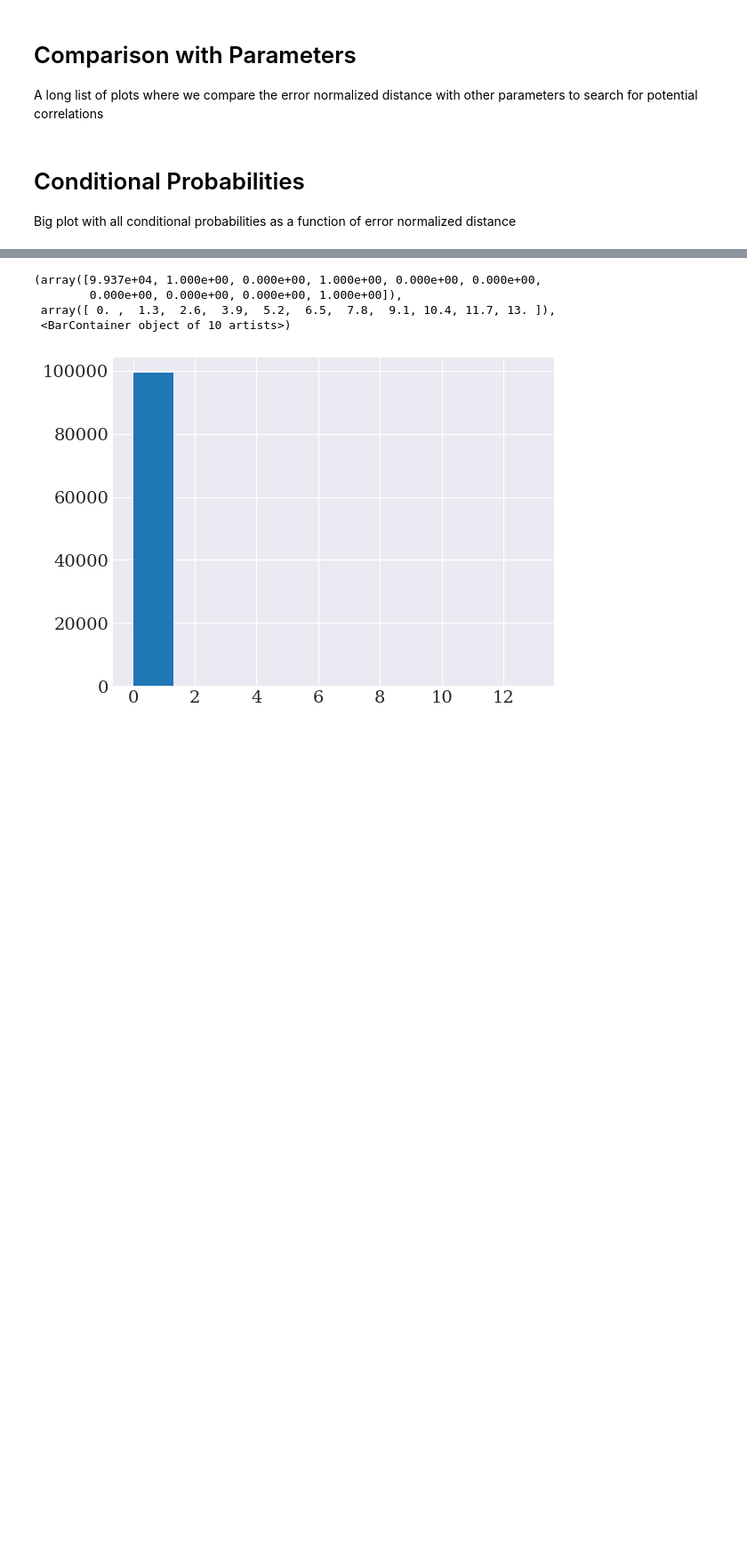
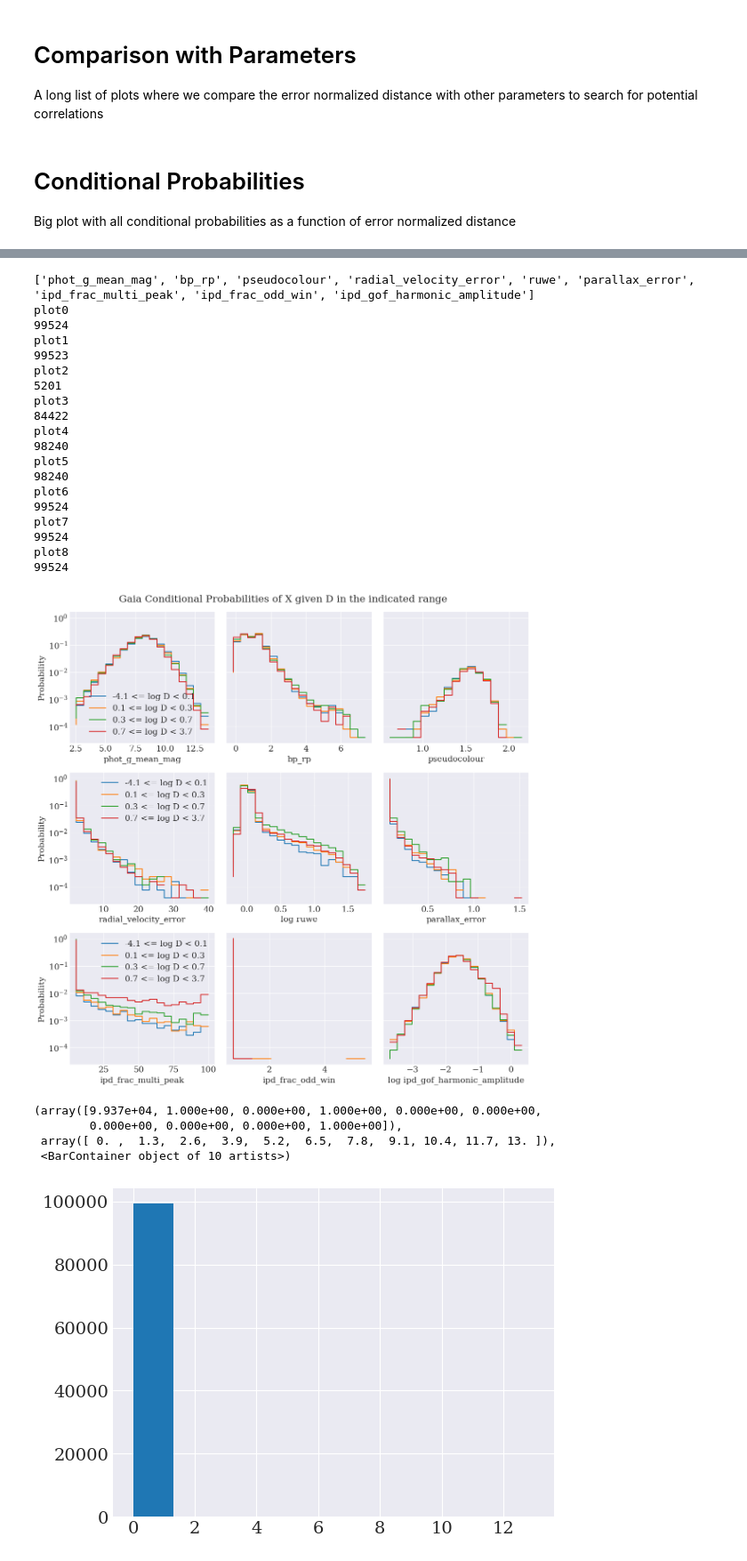
Before and after one commit to RenVit318/masterproject, a Jupyter notebook: src/notebooks/error_normalized_distance_study_marrese.ipynb, the cells around one changed output, grey strips where cells are left out. Shown at 89% size. Cells and saved outputs as stored; diff of their text form; code cells hidden in the pictures; blank space fills up the shorter version.

```diff
--- a/src/notebooks/error_normalized_distance_study_marrese.ipynb
+++ b/src/notebooks/error_normalized_distance_study_marrese.ipynb
@@ -161,17 +209,17 @@ error_norm_distances = compute_error_normalized_distance(pos_hipp, pos_gaia, unc
 # %%
 set_styles()
 # Investigate the effect of different normalization methods
-for method in ['simple', 'directional', 'full']:#, 'none']:
-    error_norm_distances = compute_error_normalized_distance(pos_hipp, pos_gaia, unc_hipp, unc_gaia, method=method)
-    plt.hist(error_norm_distances[error_norm_distances < 10], bins=50, density=True, label=method, histtype='step')
 
+error_norm_distances = compute_error_normalized_distance(pos_hipp, pos_gaia, unc_hipp, unc_gaia, method='full')
+#plt.hist(error_norm_distances[error_norm_distances < 10], bins=50, density=True, label=method, histtype='step')
+plt.hist(error_norm_distances, bins=50, density=True, label=method, histtype='step')
 x = np.linspace(0, 10, 100)
 plt.plot(x, rayleigh(x, 1), label=r'Rayleigh $\sigma = 1$')
 plt.axvline(x=1, c='black', ls='--')
 plt.legend()
-plt.xlim(0, 10)
+#plt.xlim(0, 10)
 plt.xlabel('Error Normalized Distance')
 plt.ylabel('Normalized Density')
 plt.title('Comparison of Distance Normalization Schemes')
-plt.savefig(fpath+'D_distribution_Marrese.png', bbox_inches='tight')
+#plt.savefig(fpath+'D_distribution_Marrese.png', bbox_inches='tight')
 plt.show()
@@ -366,7 +437,7 @@ num_params = len(extra_gaia_data_params)
 
 dim = int(np.ceil(np.sqrt(num_params))) # Might change this later. For now a square is good
 
-fig, axs = plt.subplots(dim,dim,figsize=(15,15), sharey=True, tight_layout=True)
+fig, axs = plt.subplots(dim,dim,figsize=(12,12), sharey=True, tight_layout=True)
 
 num_D_bins = 5
 D_bins = np.zeros(num_D_bins)
@@ -382,33 +453,54 @@ for i, ax in enumerate(axs.flatten()):
         if do_log[i]:
             xdata = np.log10(extra_gdata[:,i])
             xlabel = f'log {extra_gaia_data_params[i]}'
         else:
             xdata = extra_gdata[:,i]
             xlabel = extra_gaia_data_params[i]
         #print(xdata)
         xbins = np.linspace(np.nanmin(xdata), np.nanmax(xdata), 20)
         bin_width = xbins[1] - xbins[0]
 
         distributions = compute_conditional_probability(xdata, log_error_norm_distances, xbins, D_bins)
         distributions[distributions < 1e-10] = np.nan
         for j in range(distributions.shape[0]):
             label = f'{D_bins[j]:.1f} <= log D < {D_bins[j+1]:.1f}'
 
             if (i % dim) == 0:
                 ax.step(xbins[:-1] + bin_width, distributions[j], label=label)
             else:
                 ax.step(xbins[:-1] + bin_width, distributions[j])
 
         ax.set_xlabel(xlabel)
         if (i % dim) == 0:
             ax.set_ylabel('Probability')
             ax.legend()
         ax.set_yscale('log')
         print(f'plot{i}')
     print(len(np.where(~np.isnan(xdata))[0]))
 plt.suptitle('Gaia Conditional Probabilities of X given D in the indicated range')
 plt.savefig(fpath+'Gaia_technical_conditionals.png', bbox_inches='tight', transparent=False)
 plt.show()
+# %% [output]
+['phot_g_mean_mag', 'bp_rp', 'pseudocolour', 'radial_velocity_error', 'ruwe', 'parallax_error', 'ipd_frac_multi_peak', 'ipd_frac_odd_win', 'ipd_gof_harmonic_amplitude']
+plot0
+99524
+plot1
+99523
+plot2
+5201
+plot3
+84422
+plot4
+98240
+plot5
+98240
+plot6
+99524
+plot7
+99524
+plot8
+99524
+[figure, added]
 # %%
 plt.hist(extra_gdata[:,1])
 # %%
```
Also changed, not shown: parts of 9 cells of this notebook, 1 other file.
